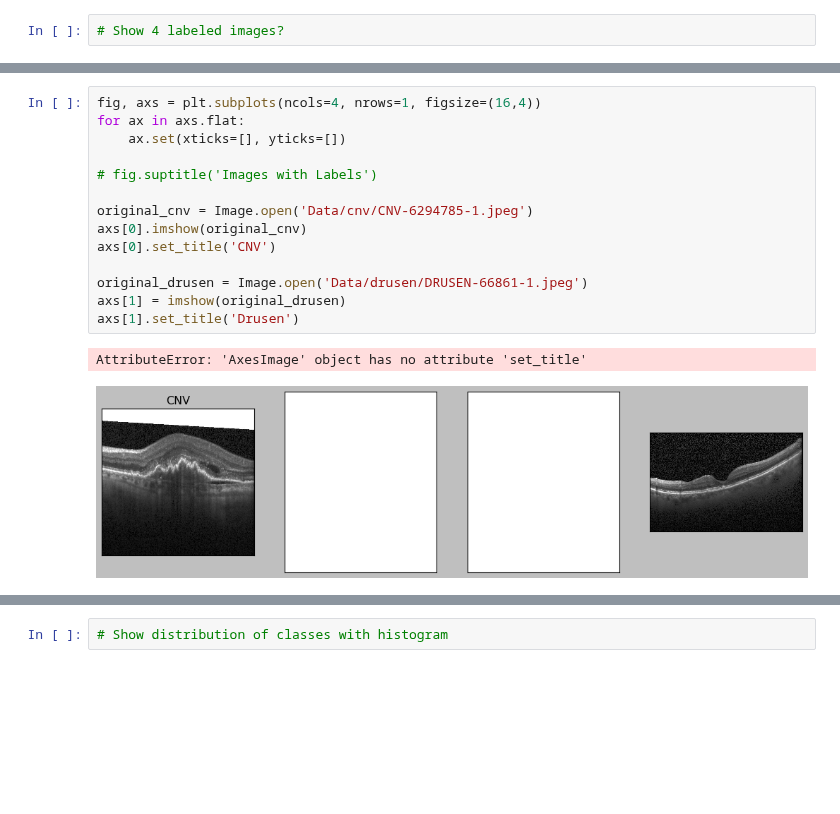
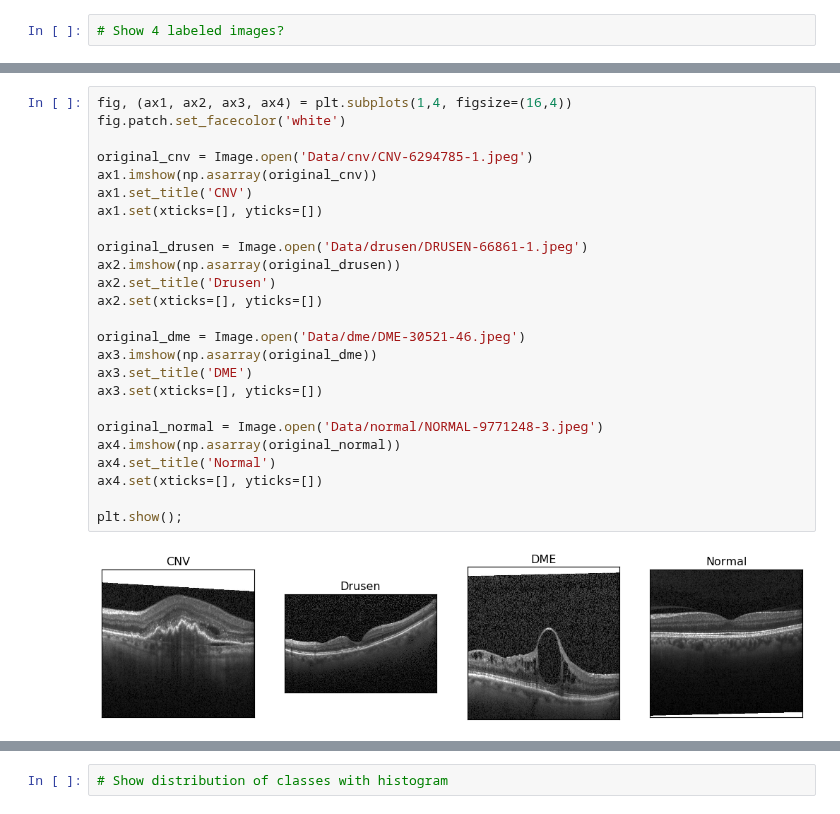
Before and after one commit to MagicMilly/conv-net-computer-vision, a Jupyter notebook: student.ipynb, the cells around one changed output, grey strips where cells are left out. Drawn from its saved outputs; the diff is of its cells as text; blank space fills up the shorter version.

Commit message:
finally plotted image of each class in subplots

```diff
--- a/student.ipynb
+++ b/student.ipynb
@@ -186,17 +177,27 @@ plt.show()
-# %%
-fig, axs = plt.subplots(ncols=4, nrows=1, figsize=(16,4))
-for ax in axs.flat:
-    ax.set(xticks=[], yticks=[])
-
-# fig.suptitle('Images with Labels')
-
-original_cnv = Image.open('Data/cnv/CNV-6294785-1.jpeg')
-axs[0].imshow(original_cnv)
-axs[0].set_title('CNV')
-
-original_drusen = Image.open('Data/drusen/DRUSEN-66861-1.jpeg')
-axs[1] = imshow(original_drusen)
-axs[1].set_title('Drusen')
-# %% [output]
-AttributeError: 'AxesImage' object has no attribute 'set_title'
-[figure, removed]
+# %%
+fig, (ax1, ax2, ax3, ax4) = plt.subplots(1,4, figsize=(16,4))
+fig.patch.set_facecolor('white')
+
+original_cnv = Image.open('Data/cnv/CNV-6294785-1.jpeg')
+ax1.imshow(np.asarray(original_cnv))
+ax1.set_title('CNV')
+ax1.set(xticks=[], yticks=[])
+
+original_drusen = Image.open('Data/drusen/DRUSEN-66861-1.jpeg')
+ax2.imshow(np.asarray(original_drusen))
+ax2.set_title('Drusen')
+ax2.set(xticks=[], yticks=[])
+
+original_dme = Image.open('Data/dme/DME-30521-46.jpeg')
+ax3.imshow(np.asarray(original_dme))
+ax3.set_title('DME')
+ax3.set(xticks=[], yticks=[])
+
+original_normal = Image.open('Data/normal/NORMAL-9771248-3.jpeg')
+ax4.imshow(np.asarray(original_normal))
+ax4.set_title('Normal')
+ax4.set(xticks=[], yticks=[])
+
+plt.show();
+# %% [output]
+[figure, added]
```
Also changed, not shown: parts of 3 cells of this notebook.
